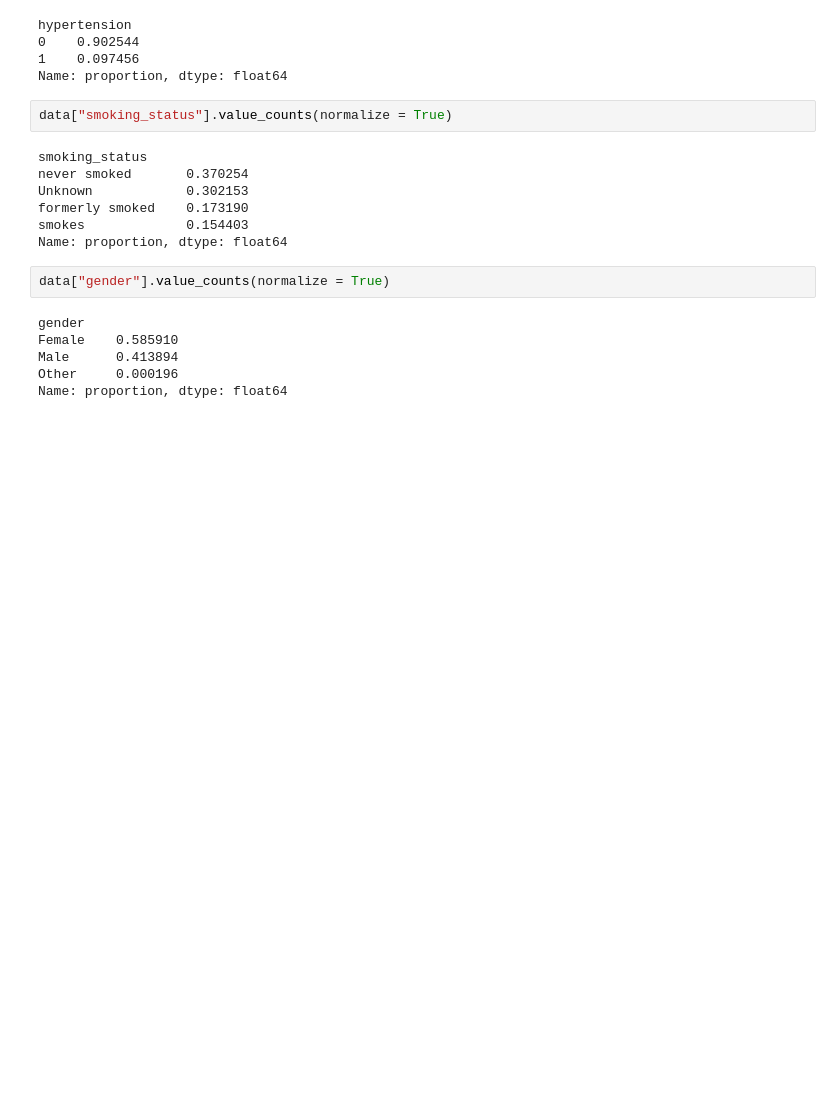
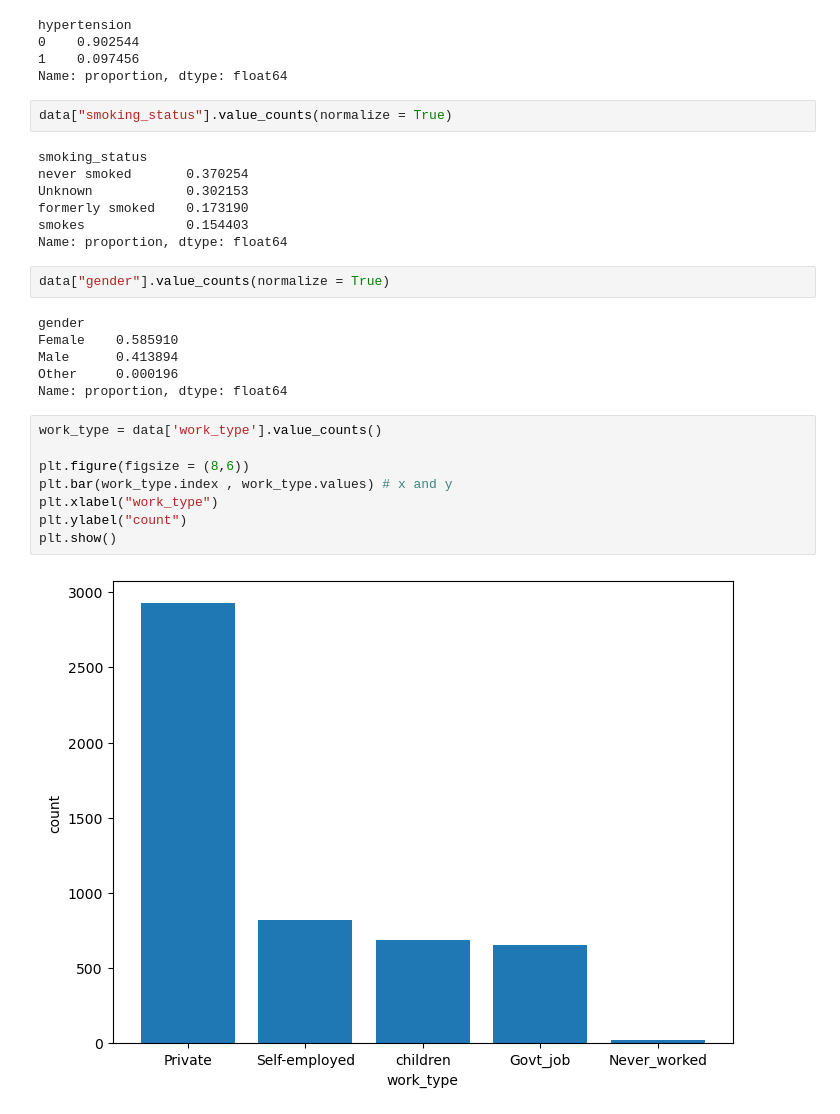
Before and after one commit to Pasya-Kemal/DataMining., a Jupyter notebook: Stroke Prediction.ipynb, the cells around one changed output. Saved outputs shown, nothing was run; the diff lists cells and outputs as text; blank space fills up the shorter version.

```diff
--- a/Stroke Prediction.ipynb
+++ b/Stroke Prediction.ipynb
@@ -162,3 +162,13 @@ Female    0.585910
 Male      0.413894
 Other     0.000196
 Name: proportion, dtype: float64
+# %%
+work_type = data['work_type'].value_counts()
+
+plt.figure(figsize = (8,6))
+plt.bar(work_type.index , work_type.values) # x and y
+plt.xlabel("work_type")
+plt.ylabel("count")
+plt.show()
+# %% [output]
+[figure, added]
```
Also changed, not shown: parts of 4 cells of this notebook, 5 other files.
